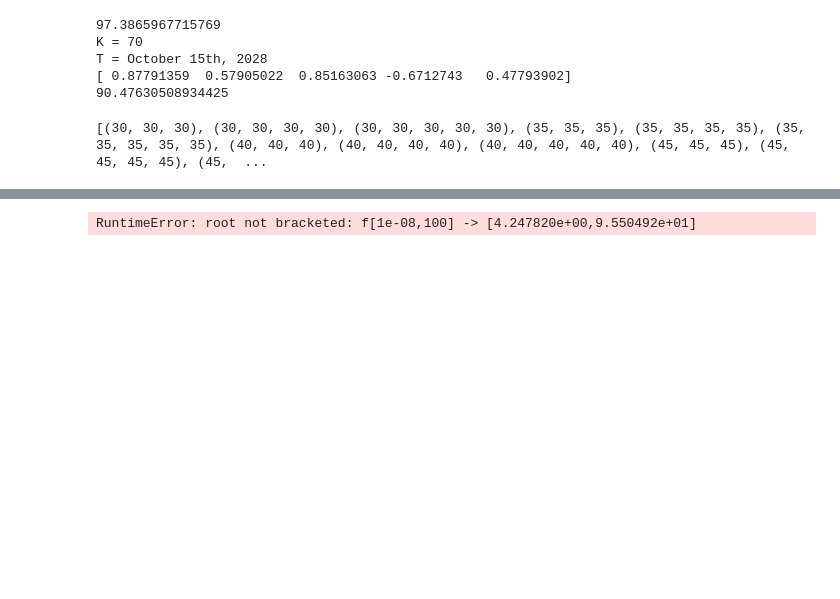
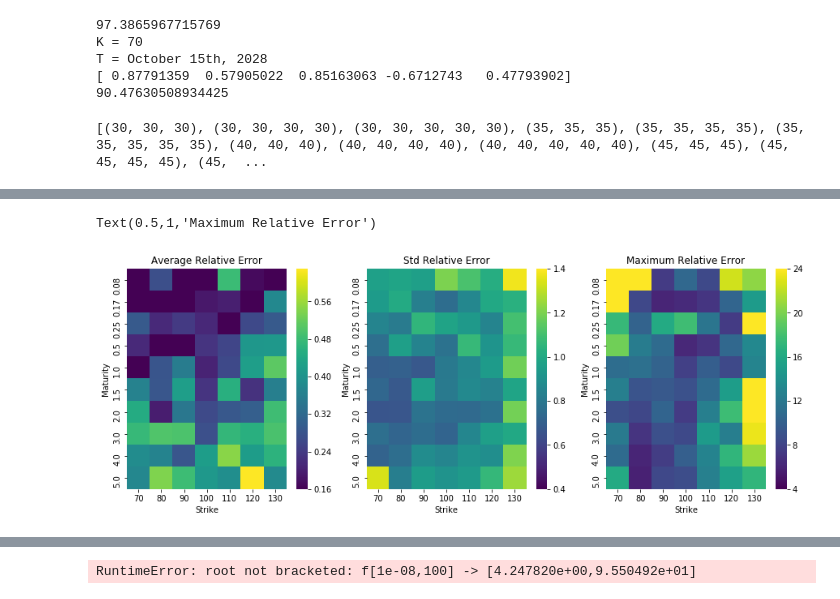
Before and after one commit to CalameR/PyKnight, a Jupyter notebook: DeepLearningVol/DeepLearningVolNotebook.ipynb, the cells around one changed output, grey strips where cells are left out. Drawn from its saved outputs; the diff is of its cells as text; code cells hidden in the pictures; blank space fills up the shorter version.

```diff
--- a/DeepLearningVol/DeepLearningVolNotebook.ipynb
+++ b/DeepLearningVol/DeepLearningVolNotebook.ipynb
@@ -334,0 +382,30 @@ Total computation time = 186.18s
+# %%
+plt.figure(figsize=(15,5))
+plt.figure(1)
+
+plt.subplot(131)
+mean_rel_data = np.reshape(np.mean(array_train_rel_error,axis=0),(len(BaseStrikes),len(Expiries))).transpose()
+df_mean_rel = pd.DataFrame(mean_rel_data,index=Expiries_,columns=BaseStrikes)
+ax = sns.heatmap(df_mean_rel, vmin=0.16, vmax=0.63, cmap='viridis')
+plt.xlabel("Strike")
+plt.ylabel("Maturity")
+plt.title("Average Relative Error")
+
+plt.subplot(132)
+std_rel_data = np.reshape(np.std(array_train_rel_error,axis=0),(len(BaseStrikes),len(Expiries))).transpose()
+df_std_rel = pd.DataFrame(std_rel_data,index=Expiries_,columns=BaseStrikes)
+ax = sns.heatmap(df_std_rel, vmin=0.4, vmax=1.4, cmap='viridis')
+plt.xlabel("Strike")
+plt.ylabel("Maturity")
+plt.title("Std Relative Error")
+
+plt.subplot(133)
+max_rel_data = np.reshape(np.max(array_train_rel_error,axis=0),(len(BaseStrikes),len(Expiries))).transpose()
+df_max_rel = pd.DataFrame(max_rel_data,index=Expiries_,columns=BaseStrikes)
+ax = sns.heatmap(df_max_rel, vmin=4, vmax=24, cmap='viridis')
+plt.xlabel("Strike")
+plt.ylabel("Maturity")
+plt.title("Maximum Relative Error")
+# %% [output]
+Text(0.5,1,'Maximum Relative Error')
+[figure, added]
```
Also changed, not shown: parts of 9 cells of this notebook, 2 other files.
